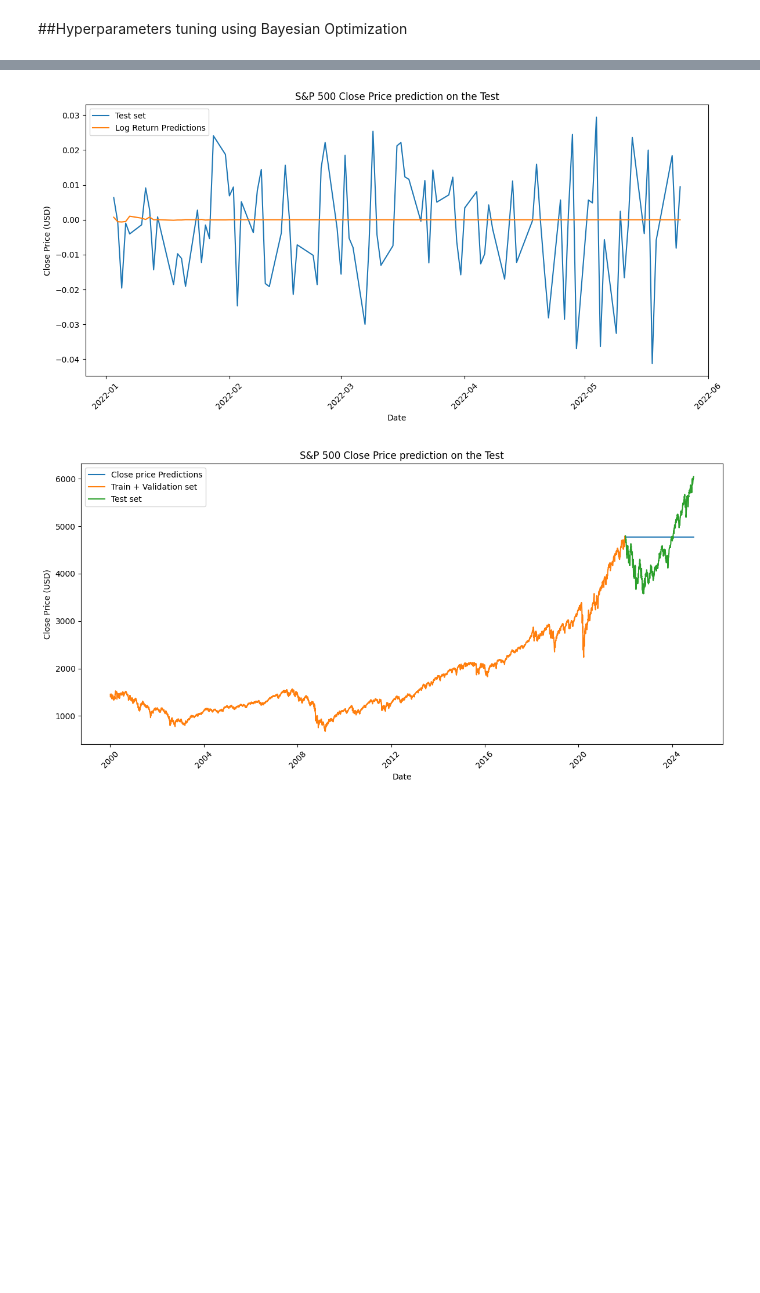
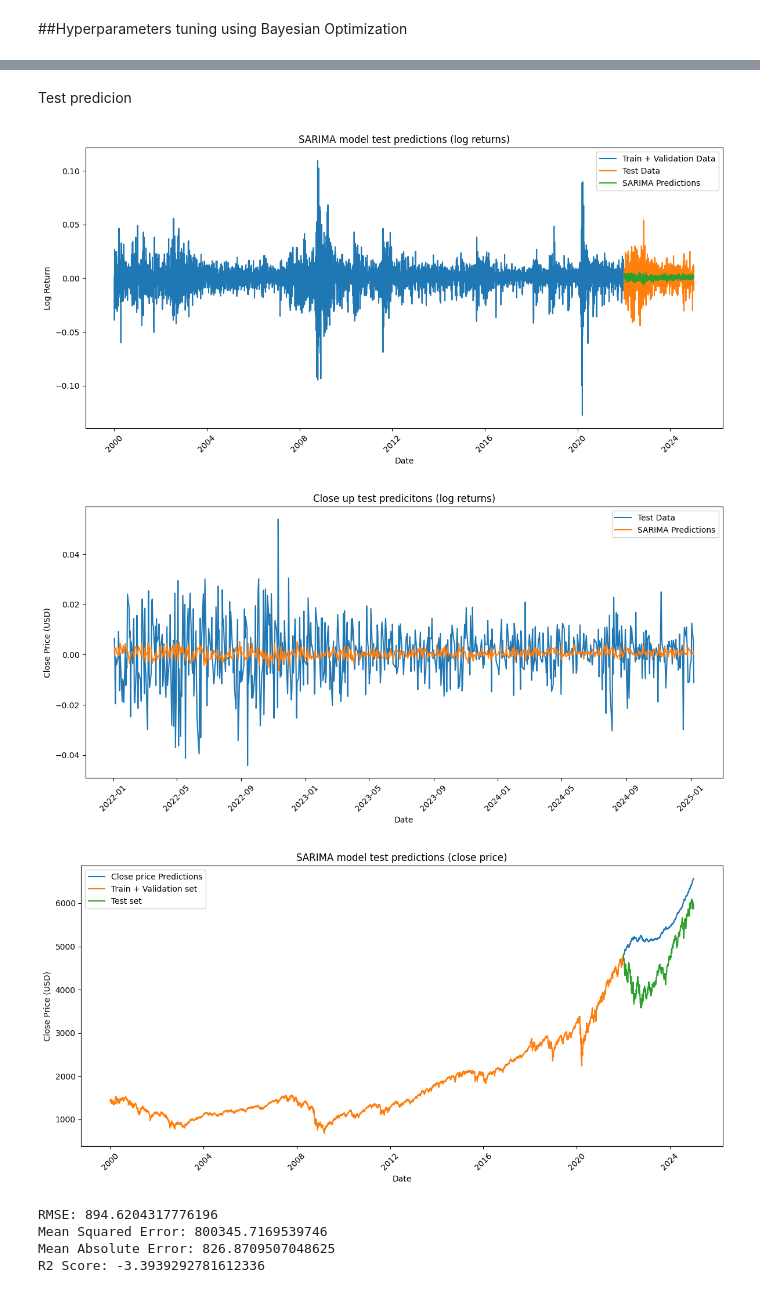
Before and after one commit to andreadamiano/Arbitrated-Dynamic-Ensemble, a Jupyter notebook: Project_code/ARIMA/ARIMA SARIMA model.ipynb, the cells around one changed output, grey strips where cells are left out. Saved outputs shown, nothing was run; the diff lists cells and outputs as text; code cells hidden in the pictures; blank space fills up the shorter version.

Commit message:
SARIMA model

```diff
--- a/Project_code/ARIMA/ARIMA SARIMA model.ipynb
+++ b/Project_code/ARIMA/ARIMA SARIMA model.ipynb
@@ -332,7 +434,6 @@ print('best accuracy:', best_objective)
 ###ARIMA Predictions
 # %%
 best_params = {'d': 0, 'p': 8, 'q': 13, 'trend': 'c'} #c assume a non zero mean
-train_val_data = pd.concat([train_data, val_data])  #combine train and validation data
 model = ARIMA(train_val_data, order=(best_params['p'], best_params['d'], best_params['q']), trend=best_params['trend']).fit()  #train model
 forecast = model.forecast(steps=len(test_data)) ##predict
 forecast.index = sp500_data.index[len(train_val_data):]
@@ -965,36 +988,92 @@ RMSE 0.011068574262028211
+# %% [markdown]
+Test predicion
 # %%
+#get SARIMA test predictions
+forecast = pd.read_csv('/content/gdrive/MyDrive/università/Machine_learning/Project_code/ARIMA/SARIMA_test_predictions.csv', sep= ";")
+
+#test predictions
 plt.figure(figsize=(12, 6))
-sns.lineplot(data = test_data[:100], label="Test set")
-sns.lineplot(data = forecast[:100], label="Log Return Predictions")
-plt.title('S&P 500 Close Price prediction on the Test')
+sns.lineplot(x=train_val_data.index, y=train_val_data.values, label="Train + Validation Data")
+sns.lineplot(x=test_data.index, y=test_data.values, label="Test Data")
+sns.lineplot(x=test_data.index, y=forecast.iloc[:,0], label="SARIMA Predictions")
+plt.title('SARIMA model test predictions (log returns)')
+plt.xlabel('Date')
+plt.ylabel('Log Return')
+plt.xticks(rotation=45)  # Rotate x-axis labels
+plt.tight_layout() # Automatically adjusts the layout
+plt.legend()
+plt.show()
+
+
+#close up
+plt.figure(figsize=(12, 6))
+sns.lineplot(x=test_data.index, y=test_data.values, label="Test Data")
+sns.lineplot(x=test_data.index, y=forecast.iloc[:,0], label="SARIMA Predictions")
+plt.title('Close up test predicitons (log returns)')
 plt.xlabel('Date')
 plt.ylabel('Close Price (USD)')
 plt.xticks(rotation=45)  # Rotate x-axis labels
 plt.tight_layout() # Automatically adjusts the layout
 plt.legend()
 plt.show()
 
 
-#cllose price predictions
-forecast = pd.Series(forecast)
-#forecast.index = sp500_data.index[len(train_val_data):]
+#price predictions
+forecast = pd.Series(forecast.iloc[:,0])
+forecast.index = sp500_data.index[len(train_val_data):]
 lista = pd.concat([train_val_data, forecast])
 pd.set_option('display.float_format', '{:.6f}'.format)
 initial_price = sp500_data['Close']['^GSPC'].iloc[0]
 predicted_close_price = initial_price * np.exp(lista.cumsum())
 predicted_close_price
 
 plt.figure(figsize=(12, 6))
 sns.lineplot(data = predicted_close_price[len(train_val_data):], label="Close price Predictions")
 sns.lineplot(data = sp500_data['Close']['^GSPC'][:len(train_val_data)], label="Train + Validation set")
 sns.lineplot(x=sp500_data[len(train_val_data):].index, y=sp500_data['Close'][len(train_val_data):].squeeze(), label="Test set")
-plt.title('S&P 500 Close Price prediction on the Test')
+plt.title('SARIMA model test predictions (close price)')
 plt.xlabel('Date')
 plt.ylabel('Close Price (USD)')
 plt.xticks(rotation=45)  # Rotate x-axis labels
 plt.tight_layout() # Automatically adjusts the layout
 plt.legend()
 plt.show()
+
+
+#compute metrics
+mse = mean_squared_error(predicted_close_price[len(train_val_data):], sp500_data['Close'][len(train_val_data):])
+rmse = np.sqrt(mse)
+mae = mean_absolute_error(predicted_close_price[len(train_val_data):], sp500_data['Close'][len(train_val_data):])
+r2 = r2_score(predicted_close_price[len(train_val_data):], sp500_data['Close'][len(train_val_data):])
+
+print(f'RMSE: {rmse}')
+print(f'Mean Squared Error: {mse}')
+print(f'Mean Absolute Error: {mae}')
+print(f'R2 Score: {r2}')
+
+
+#close up
+plt.figure(figsize=(12, 6))
+sns.lineplot(data = predicted_close_price[len(train_val_data):], label="Close price Predictions")
+sns.lineplot(x=sp500_data[len(train_val_data):].index, y=sp500_data['Close'][len(train_val_data):].squeeze(), label="Test set")
+plt.title('Close up test predicitons (close price)')
+plt.xlabel('Date')
+plt.ylabel('Close Price (USD)')
+plt.xticks(rotation=45)  # Rotate x-axis labels
+plt.tight_layout() # Automatically adjusts the layout
+plt.legend()
+plt.show()
+
+
+#save close price test predictions
+# SARIMA_predictions = pd.Series(forecast, index = sp500_data.index[len(train_val_data):])
+# file_path = '/content/gdrive/MyDrive/università/Machine_learning/Project_code/ARIMA/SARIMA_test_predictions.csv'
+# SARIMA_predictions.to_csv(file_path, index=True)
 # %% [output]
-[figure, old version]
+[figure, new version]
-[figure, old version]
+[figure, new version]
+[figure, added]
+RMSE: 894.6204317776196
+Mean Squared Error: 800345.7169539746
+Mean Absolute Error: 826.8709507048625
+R2 Score: -3.3939292781612336
```
Also changed, not shown: parts of 33 cells of this notebook, 5 other files.
